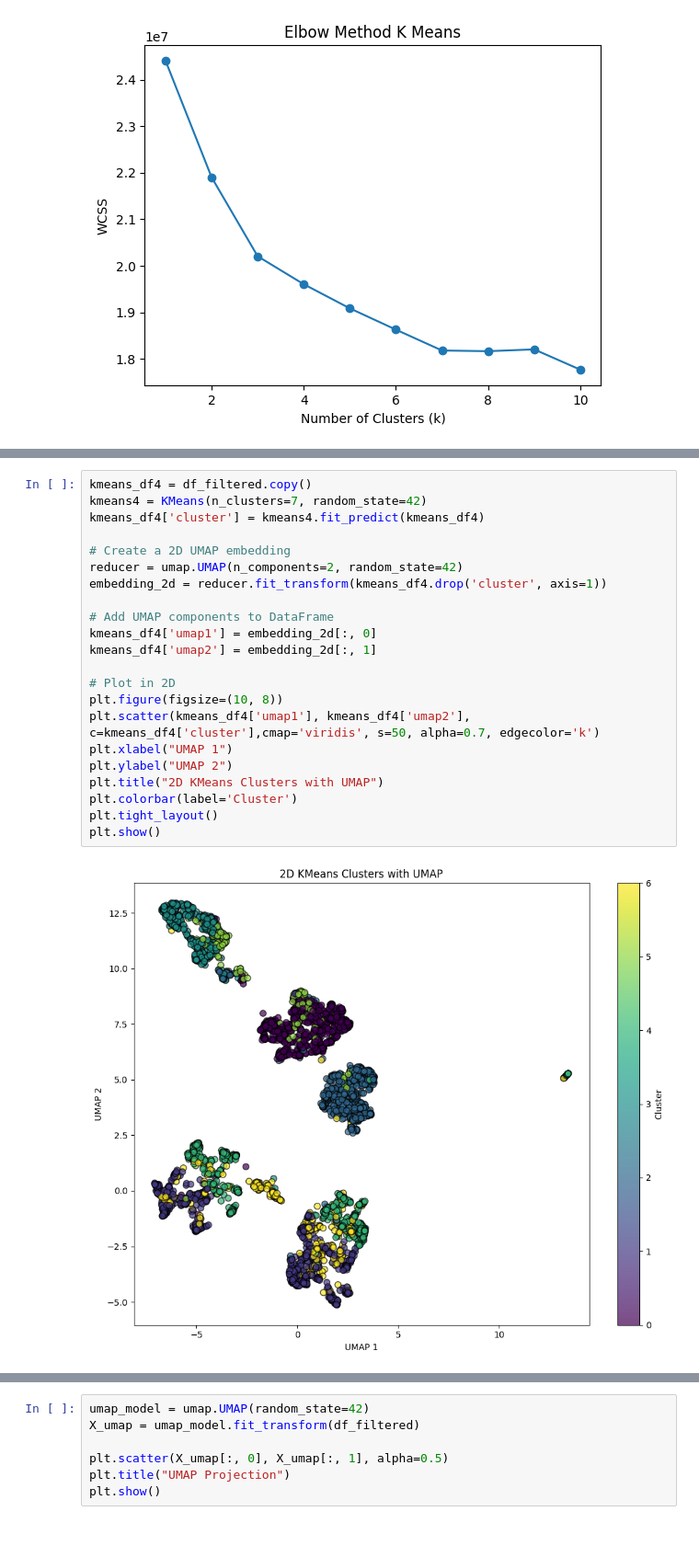
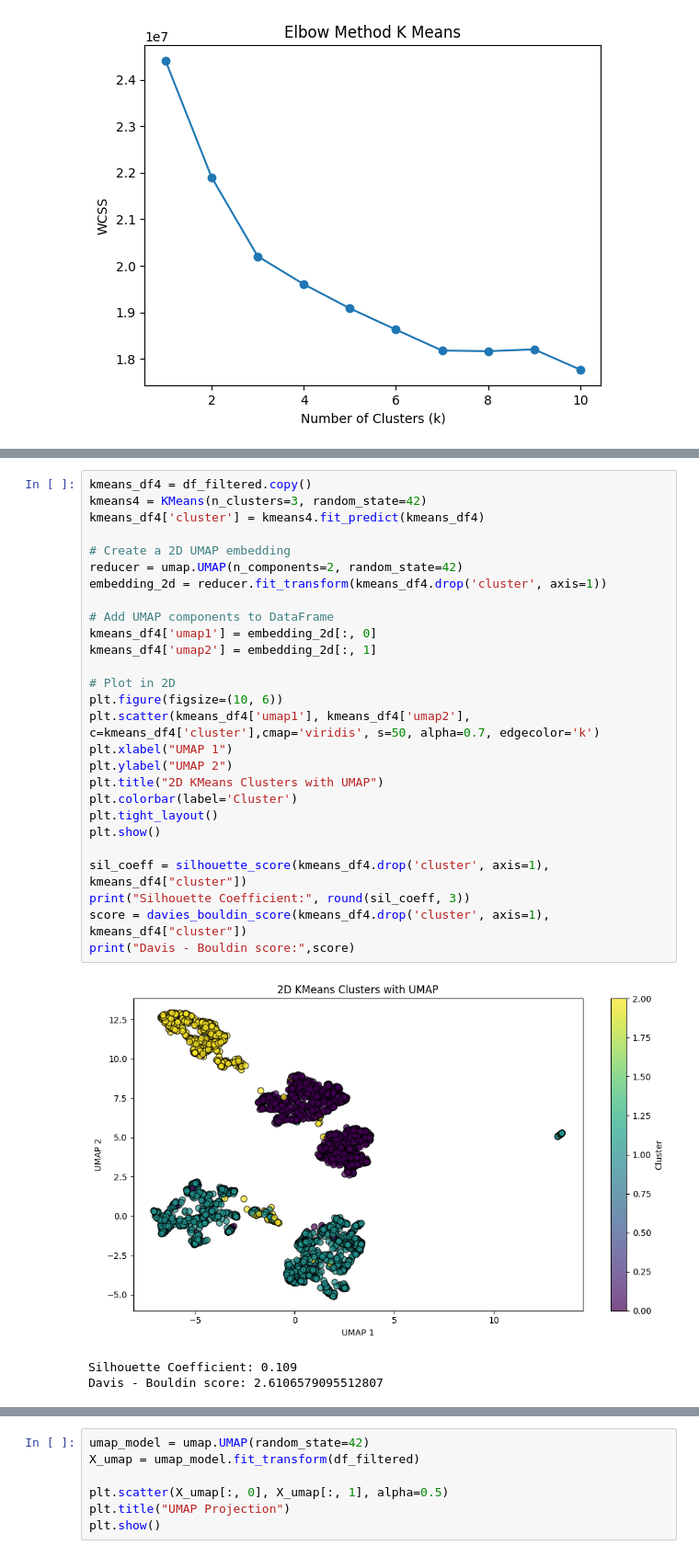
Before and after one commit to samroska/milestone-2-siads-696, a Jupyter notebook: Clustering - KMEAN.ipynb, the cells around one changed output, grey strips where cells are left out. Shown at 92% size. Saved outputs shown, nothing was run; the diff lists cells and outputs as text; blank space fills up the shorter version.

Commit message:
updates to graphs on DBSCAN and KMEANS

```diff
--- a/Clustering - KMEAN.ipynb
+++ b/Clustering - KMEAN.ipynb
@@ -101,26 +101,33 @@ Davis - Bouldin score: 2.602344143053298
 # %%
 kmeans_df4 = df_filtered.copy()
-kmeans4 = KMeans(n_clusters=7, random_state=42)
+kmeans4 = KMeans(n_clusters=3, random_state=42)
 kmeans_df4['cluster'] = kmeans4.fit_predict(kmeans_df4)
 
 # Create a 2D UMAP embedding
 reducer = umap.UMAP(n_components=2, random_state=42)
 embedding_2d = reducer.fit_transform(kmeans_df4.drop('cluster', axis=1))
 
 # Add UMAP components to DataFrame
 kmeans_df4['umap1'] = embedding_2d[:, 0]
 kmeans_df4['umap2'] = embedding_2d[:, 1]
 
 # Plot in 2D
-plt.figure(figsize=(10, 8))
+plt.figure(figsize=(10, 6))
 plt.scatter(kmeans_df4['umap1'], kmeans_df4['umap2'], c=kmeans_df4['cluster'],cmap='viridis', s=50, alpha=0.7, edgecolor='k')
 plt.xlabel("UMAP 1")
 plt.ylabel("UMAP 2")
 plt.title("2D KMeans Clusters with UMAP")
 plt.colorbar(label='Cluster')
 plt.tight_layout()
 plt.show()
+
+sil_coeff = silhouette_score(kmeans_df4.drop('cluster', axis=1), kmeans_df4["cluster"])
+print("Silhouette Coefficient:", round(sil_coeff, 3))
+score = davies_bouldin_score(kmeans_df4.drop('cluster', axis=1), kmeans_df4["cluster"])
+print("Davis - Bouldin score:",score)
 # %% [output]
-[figure, old version]
+[figure, new version]
+Silhouette Coefficient: 0.109
+Davis - Bouldin score: 2.6106579095512807
 # %%
 kmeans_df3 = df_filtered.copy()
```
Also changed, not shown: parts of 5 cells of this notebook, 5 other files.
